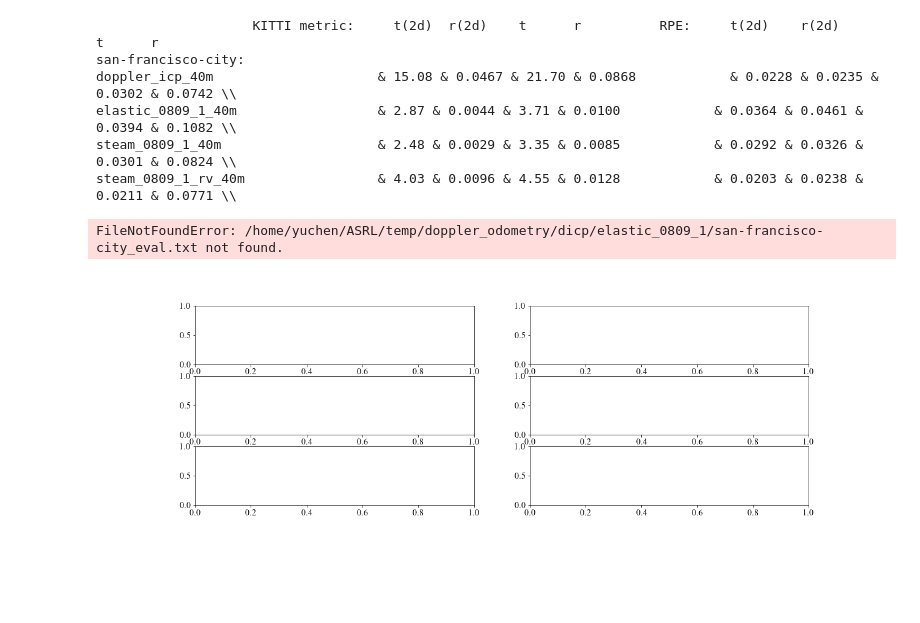
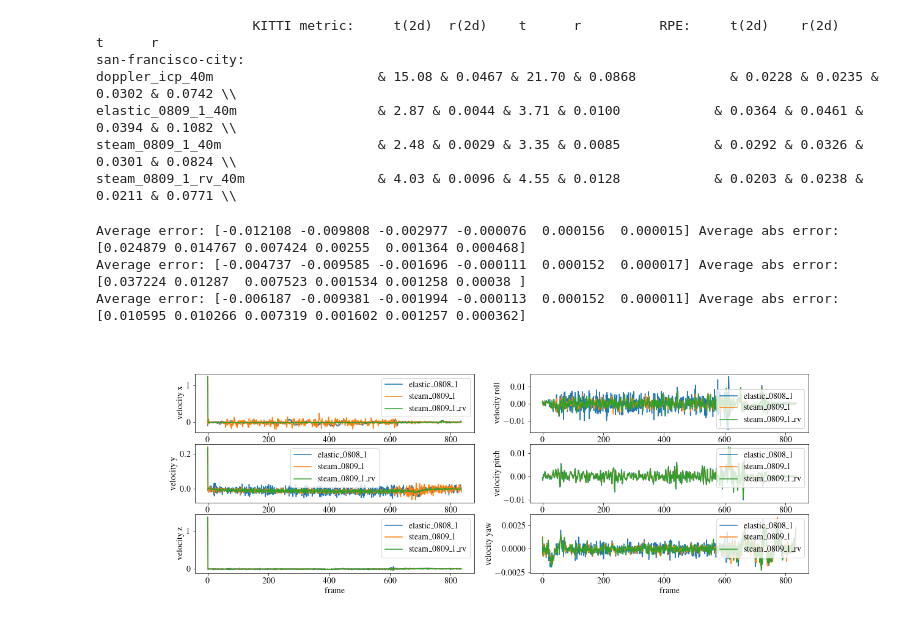
Before and after one commit to cheneyuwu/ct_icp, a Jupyter notebook: steam_icp/script/plot_dicp_poses.ipynb, the cells around one changed output. Drawn from its saved outputs; the diff is of its cells as text; code cells hidden in the pictures; blank space fills up the shorter version.

```diff
--- a/steam_icp/script/plot_dicp_poses.ipynb
+++ b/steam_icp/script/plot_dicp_poses.ipynb
@@ -12,7 +12,7 @@ plt.rcParams.update({
     "text.usetex": True,
     "font.family": "serif",
     "font.serif": ["Times"],
-    'font.size': 14,
+    'font.size': 7,
 })
 
 import utils
@@ -53,17 +53,17 @@ def load_gt_poses(filename):
     return np.array(poses)
 
 
-def plot_steam_pred_poses(ax, pred_poses, gt_poses, label):
+def plot_steam_pred_poses(ax, pred_poses, gt_poses, label, color):
     T_gt_pred = gt_poses[0] @ npla.inv(pred_poses[0])
     pred_poses = T_gt_pred @ pred_poses
-    ax.plot(pred_poses[:, 0, 3], pred_poses[:, 1, 3], label=label)
+    ax.plot(pred_poses[:, 0, 3], pred_poses[:, 1, 3], label=label, linewidth=1.0, color=color)
 
 
 def plot_dicp_pred_poses(ax, filename, gt_poses, label):
     pred_poses = load_dicp_pred_poses(filename)
     T_gt_pred = gt_poses[0] @ npla.inv(pred_poses[0])
     pred_poses = T_gt_pred @ pred_poses
-    ax.plot(pred_poses[:, 0, 3], pred_poses[:, 1, 3], label=label)
+    ax.plot(pred_poses[:, 0, 3], pred_poses[:, 1, 3], label=label, linewidth=1.0)
 
 
 gt_path = '/media/yuchen/T7/ASRL/data/dicp'
@@ -244,18 +222,27 @@ plt.show()
 # %%
+sequences = [
+    'bunker-road',
+    'bunker-road-vehicles',
+    'robin-williams-tunnel',
+    'brisbane-lagoon-freeway',
+    # 'san-francisco-city',
+]
 sequence = sequences[0]
 
 fig, ax = plt.subplots(3, 2, figsize=(18, 6))
 
-error_file = 'elastic_0809_1'
+error_file = 'elastic_0808_1'
 utils.plot_error(ax, osp.join(pred_path, error_file, sequence+'_eval.txt'), label=error_file)
 
-error_file = 'steam_0809_1_40m'
+error_file = 'steam_0809_1'
 utils.plot_error(ax, osp.join(pred_path, error_file, sequence+'_eval.txt'), label=error_file)
 
-error_file = 'steam_0809_1_rv_40m'
+error_file = 'steam_0809_1_rv'
 utils.plot_error(ax, osp.join(pred_path, error_file, sequence+'_eval.txt'), label=error_file)
 
 utils.add_legend(ax, xlabel='frame')
 # %% [output]
-FileNotFoundError: /home/yuchen/ASRL/temp/doppler_odometry/dicp/elastic_0809_1/san-francisco-city_eval.txt not found.
+Average error: [-0.012108 -0.009808 -0.002977 -0.000076  0.000156  0.000015] Average abs error: [0.024879 0.014767 0.007424 0.00255  0.001364 0.000468]
+Average error: [-0.004737 -0.009585 -0.001696 -0.000111  0.000152  0.000017] Average abs error: [0.037224 0.01287  0.007523 0.001534 0.001258 0.00038 ]
+Average error: [-0.006187 -0.009381 -0.001994 -0.000113  0.000152  0.000011] Average abs error: [0.010595 0.010266 0.007319 0.001602 0.001257 0.000362]
-[figure, old version]
+[figure, new version]
```
Also changed, not shown: parts of 5 cells of this notebook, 6 other files.
